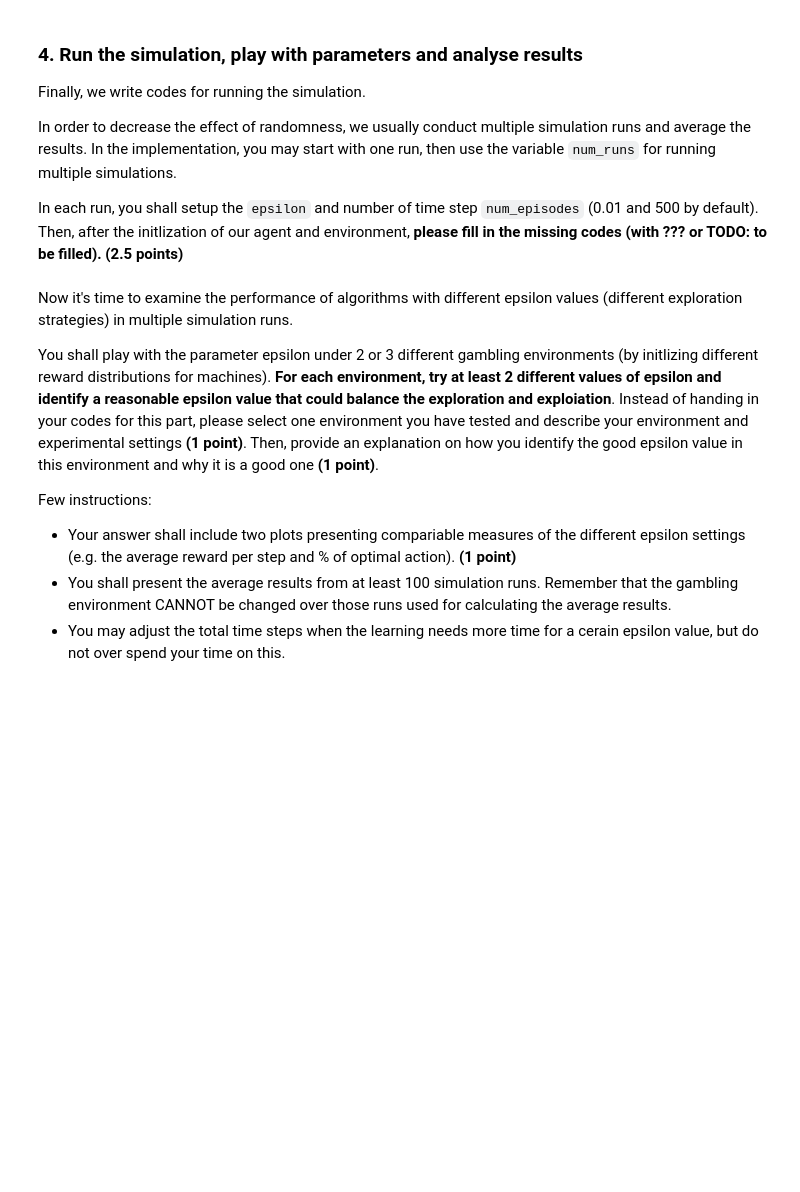
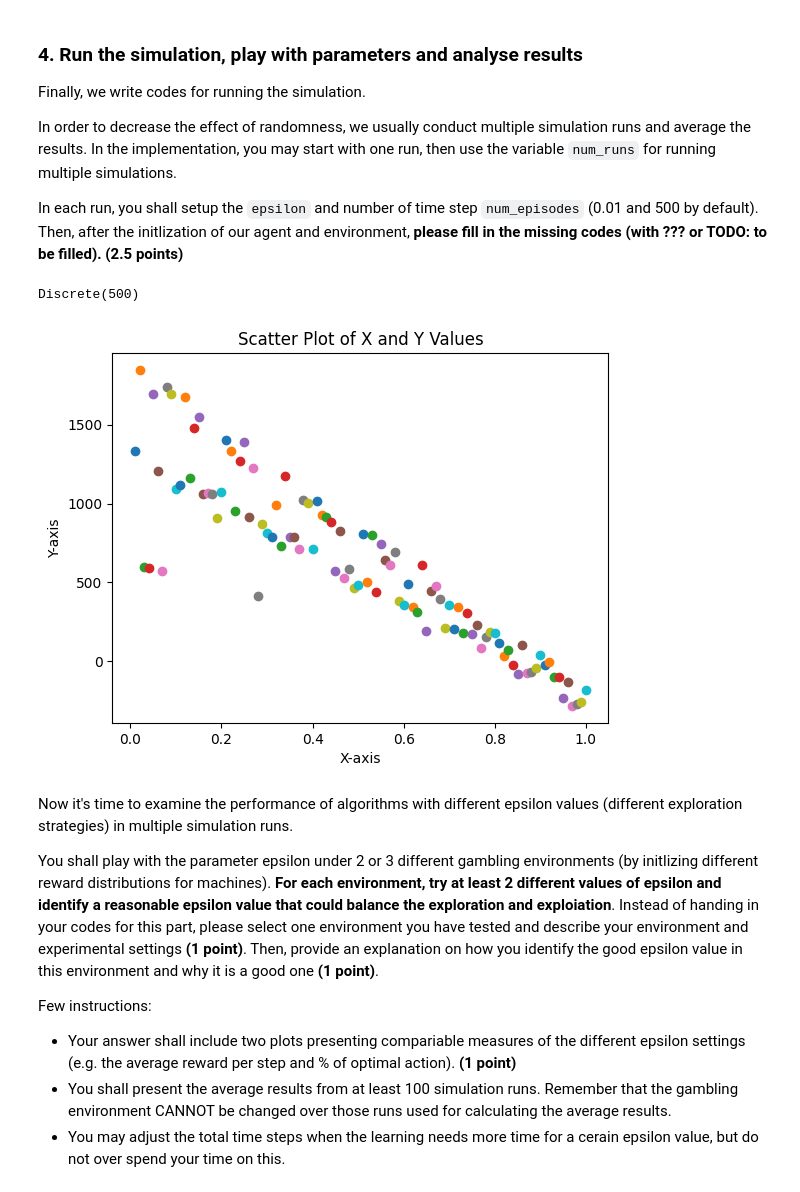
Before and after one commit to leidindi/AML, a Jupyter notebook: ass1/Ass 1/johannsson-lazaridis.ipynb, the cells around one changed output. Cells and saved outputs as stored; diff of their text form; code cells hidden in the pictures; blank space fills up the shorter version.

```diff
--- a/ass1/Ass 1/johannsson-lazaridis.ipynb
+++ b/ass1/Ass 1/johannsson-lazaridis.ipynb
@@ -140,7 +140,7 @@ In this part, you are expected to implement an RL agent. To decide the action to
 
 **Please fill in the missing codes in function select_action (1.5 points) and update_parameters (1 point) in the agent.** Feel free to import the needed packages if there are any.
 # %%
-class EplisonGreedyAgent:
+class EpsilonGreedyAgent:
     def __init__(self, num_actions, epsilon):
         # set up the number of arms/actions
         self.num_arms = num_actions
@@ -161,8 +161,9 @@ class EplisonGreedyAgent:
         if policy <= epsilon:
             return np.random.randint(0,self.num_arms)
         else:
-            maximum = -1
+            maximum = 0
             candidates = []
+
             for index, value in enumerate(self.Qvalues):
                 if value > maximum:
                     maximum = value
@@ -176,6 +177,7 @@ class EplisonGreedyAgent:
     # return: null
     ##
     def update_parameters(self, action, reward):
+        self.stepSize[action] += 1
         self.Qvalues[action] += reward/(self.stepSize[action])
 # %% [markdown]
 ### 4. Run the simulation, play with parameters and analyse results
@@ -193,25 +195,51 @@ num_episodes = 500  # number of steps in each run
 epsilon = 0.01
 
 # init the environment and set up the random seed
-env = ???
+env = GamblingRoom(k=num_episodes, seed=num_seed)
 
 # delete the wrap
 env = env.unwrapped
 
 # show the action space
 print(env.action_space)
-
+results = {}
 # run multiple simulations
 for i_run in range(num_runs):
     ########## TODO: to be filled. ##########
 
     # init the epsilon-greedy RL agent
-    agent = ???
+    agent = EpsilonGreedyAgent(num_actions=num_action, epsilon=epsilon)
     # in each simulation run, loop the action selection
+    totalReward = 0
+    for _ in range(num_episodes):
+        action = agent.select_action()
+        state, reward, done, info = env.step(action)
+        agent.update_parameters(action=action,reward=reward)
+        totalReward += reward
     # save the result variables you need
+    results[epsilon] = agent.Qvalues
+    results[epsilon] = np.append(results[epsilon], totalReward)
 
-
+    epsilon += 0.01
+    if epsilon > 1:
+        epsilon = 1
 env.close()
+# %% [output]
+Discrete(500)
+# %%
+import matplotlib.pyplot as plt
+for key in results:
+    plt.scatter(key, results[key][-1])
+
+# Add labels and a title
+plt.xlabel('X-axis')
+plt.ylabel('Y-axis')
+plt.title('Scatter Plot of X and Y Values')
+
+# Show the plot
+plt.show()
+# %% [output]
+[figure, added]
 # %% [markdown]
 Now it's time to examine the performance of algorithms with different epsilon values (different exploration strategies) in multiple simulation runs.
 
```
Also changed, not shown: parts of 1 cell of this notebook.
